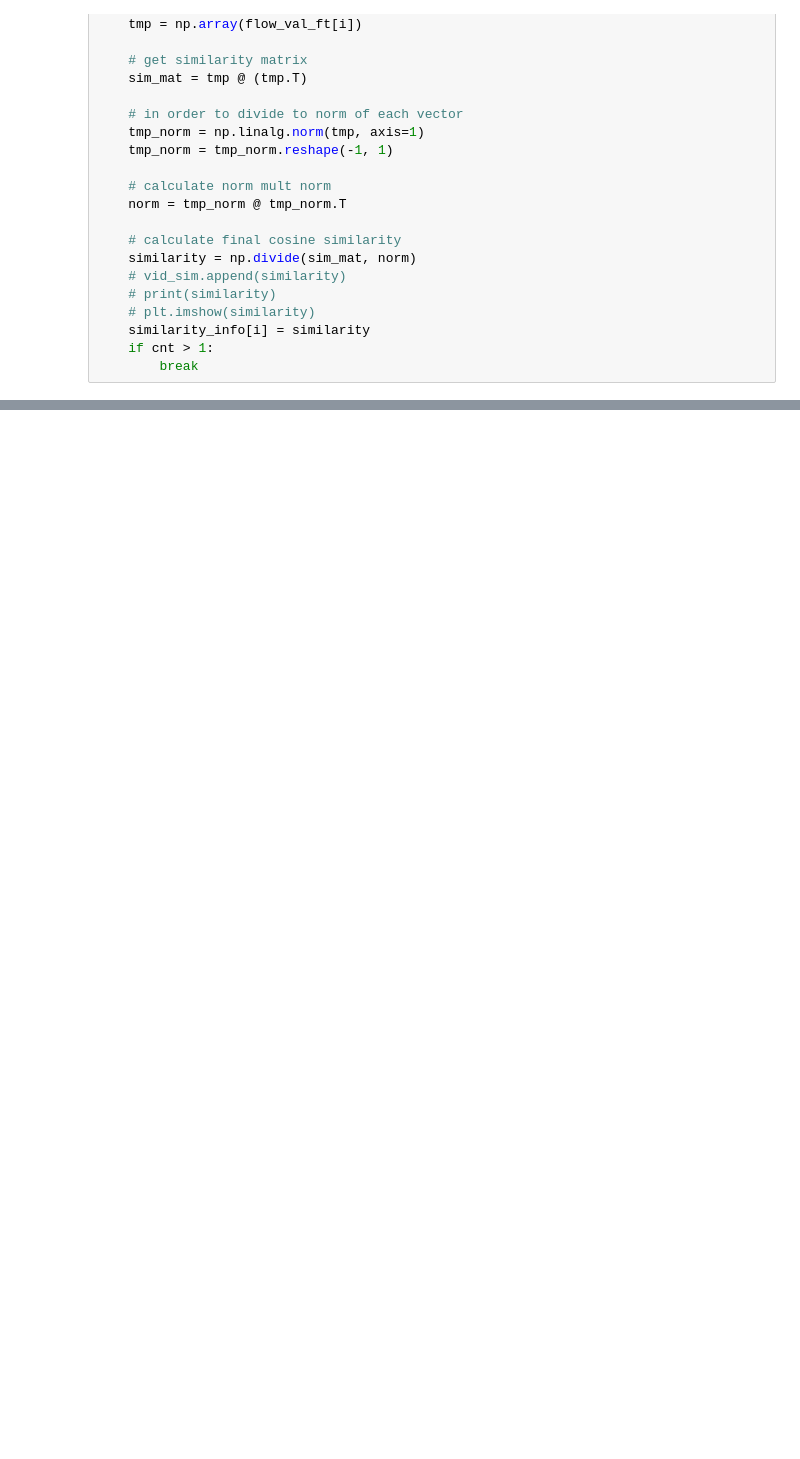
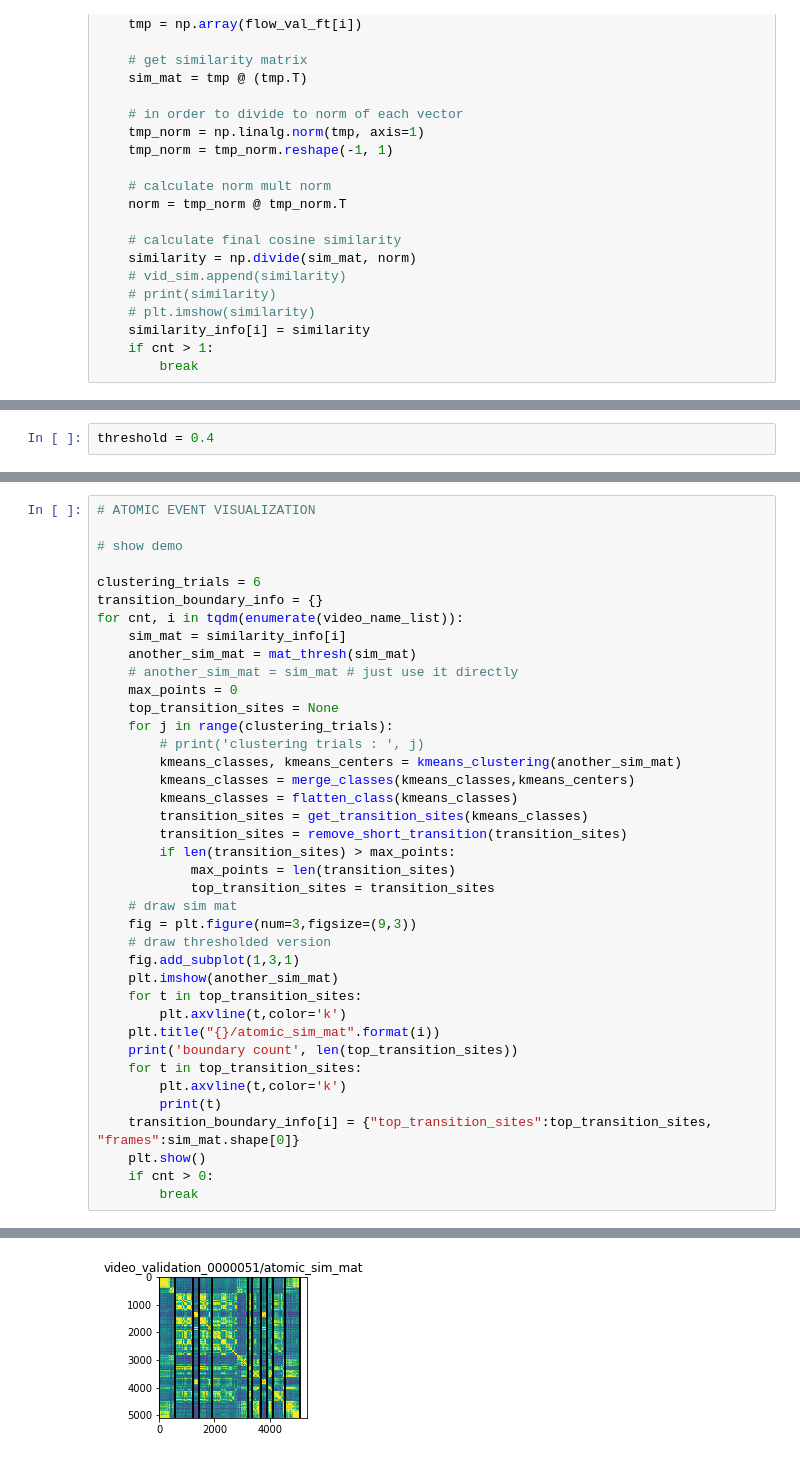
Before and after one commit to carpedkm/G_TAD_customizing, a Jupyter notebook: gtad_lib/pre_process.ipynb, the cells around one changed output, grey strips where cells are left out. Cells and saved outputs as stored; diff of their text form; blank space fills up the shorter version.

```diff
--- a/gtad_lib/pre_process.ipynb
+++ b/gtad_lib/pre_process.ipynb
@@ -95,0 +98,2 @@ similarity_info
+# %%
+threshold = 0.4
@@ -95,0 +286,40 @@ similarity_info
+# %%
+# ATOMIC EVENT VISUALIZATION
+
+# show demo
+
+clustering_trials = 6
+transition_boundary_info = {}
+for cnt, i in tqdm(enumerate(video_name_list)):
+    sim_mat = similarity_info[i]
+    another_sim_mat = mat_thresh(sim_mat)
+    # another_sim_mat = sim_mat # just use it directly
+    max_points = 0
+    top_transition_sites = None
+    for j in range(clustering_trials):
+        # print('clustering trials : ', j)
+        kmeans_classes, kmeans_centers = kmeans_clustering(another_sim_mat)
+        kmeans_classes = merge_classes(kmeans_classes,kmeans_centers)
+        kmeans_classes = flatten_class(kmeans_classes)
+        transition_sites = get_transition_sites(kmeans_classes)
+        transition_sites = remove_short_transition(transition_sites)
+        if len(transition_sites) > max_points:
+            max_points = len(transition_sites)
+            top_transition_sites = transition_sites
+    # draw sim mat
+    fig = plt.figure(num=3,figsize=(9,3))
+    # draw thresholded version
+    fig.add_subplot(1,3,1)
+    plt.imshow(another_sim_mat)
+    for t in top_transition_sites:
+        plt.axvline(t,color='k')
+    plt.title("{}/atomic_sim_mat".format(i))
+    print('boundary count', len(top_transition_sites))
+    for t in top_transition_sites:
+        plt.axvline(t,color='k')
+        print(t)
+    transition_boundary_info[i] = {"top_transition_sites":top_transition_sites, "frames":sim_mat.shape[0]}
+    plt.show()
+    if cnt > 0:
+        break
+# %% [output]
@@ -95,0 +346 @@ similarity_info
+[figure, added]
```
Also changed, not shown: parts of 13 cells of this notebook, 2 other files.
